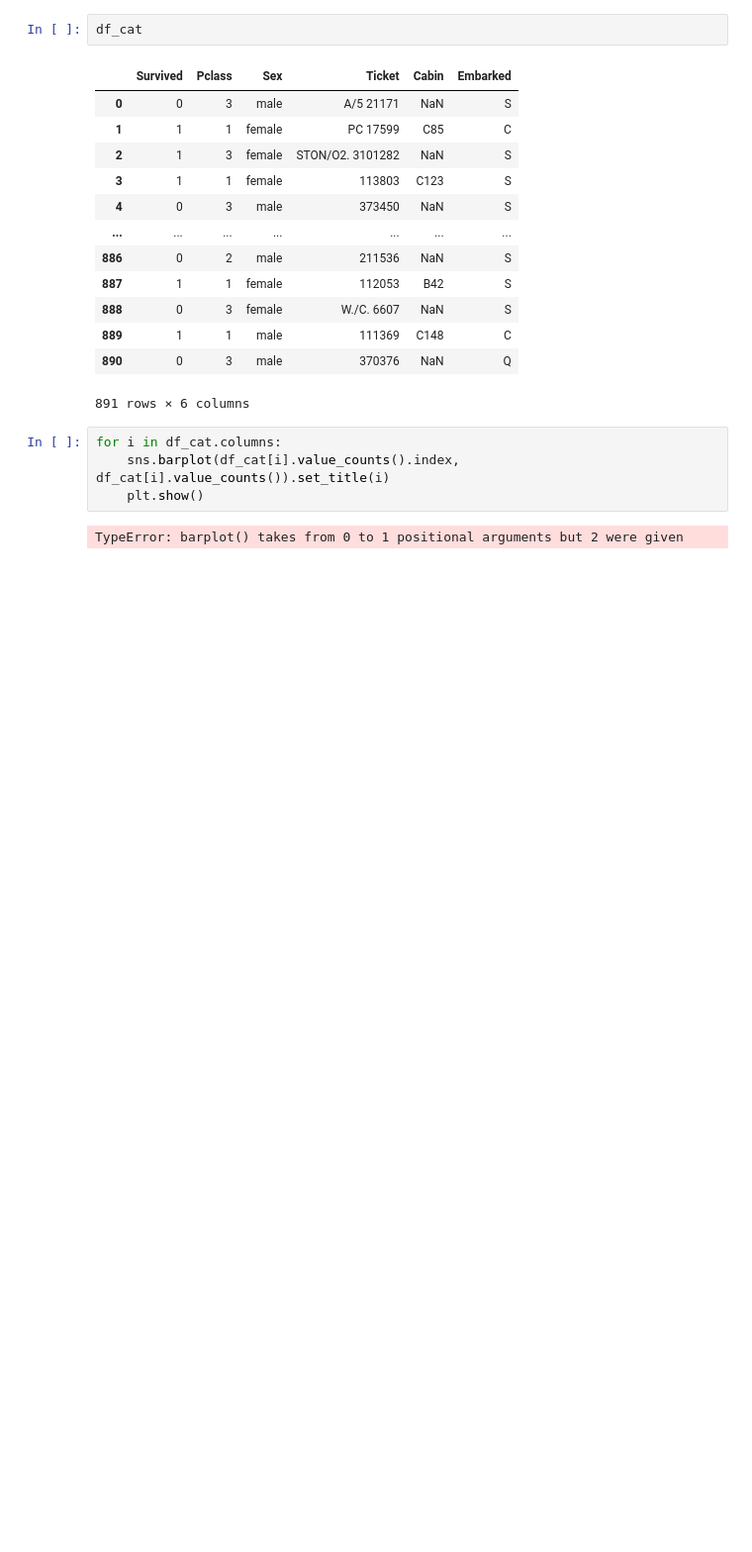
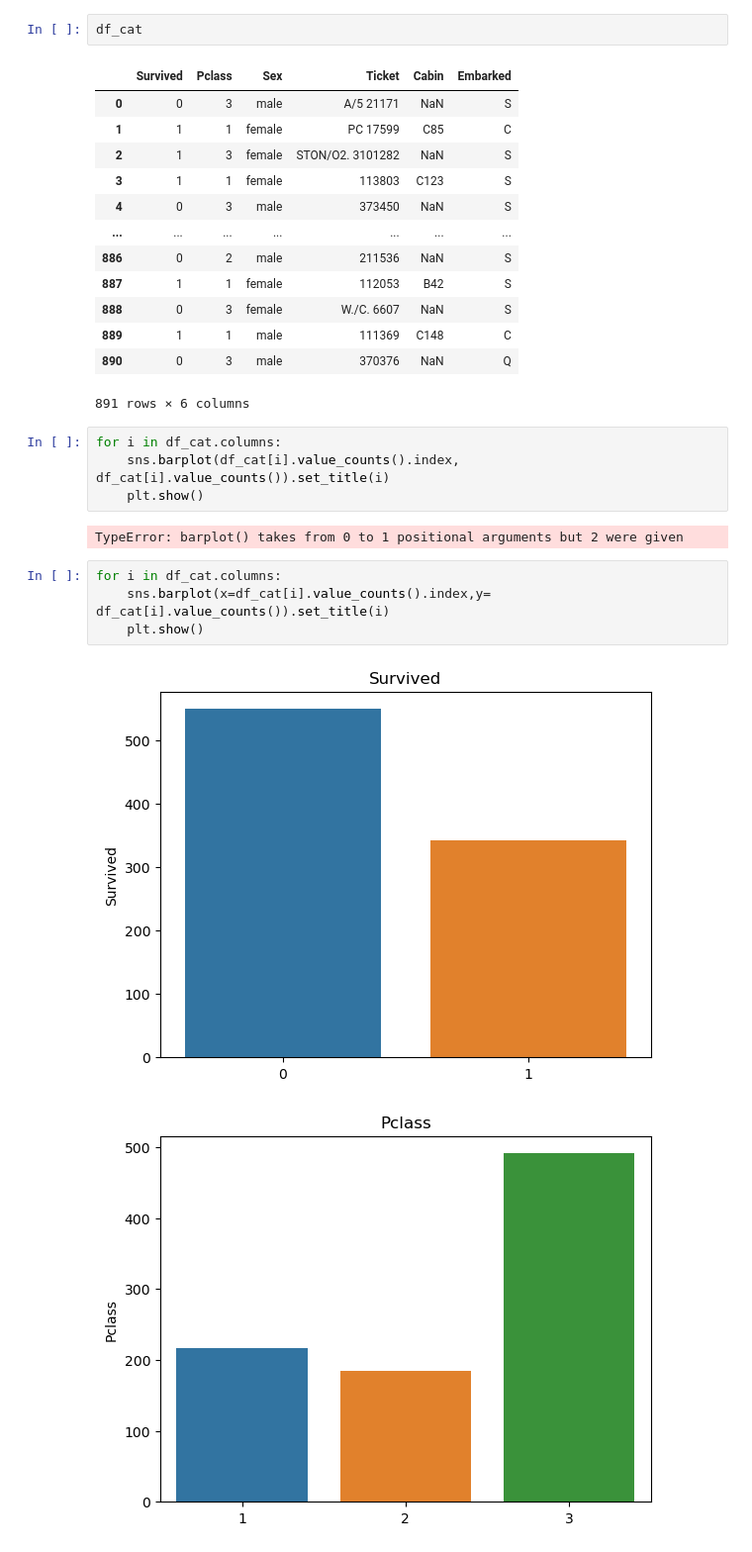
Before and after one commit to HkgCory/kaggle-exercise, a Jupyter notebook: kaggle-titanic.ipynb, the cells around one changed output. Shown: that part at 99% size. Saved outputs shown, nothing was run; the diff lists cells and outputs as text; blank space fills up the shorter version.

```diff
--- a/kaggle-titanic.ipynb
+++ b/kaggle-titanic.ipynb
@@ -110,3 +110,10 @@ for i in df_cat.columns:
     plt.show()
 # %% [output]
 TypeError: barplot() takes from 0 to 1 positional arguments but 2 were given
+# %%
+for i in df_cat.columns:
+    sns.barplot(x=df_cat[i].value_counts().index,y= df_cat[i].value_counts()).set_title(i)
+    plt.show()
+# %% [output]
+[figure, added]
+[figure, added]
```
Also changed, not shown: parts of 36 cells of this notebook, 1 other file.
